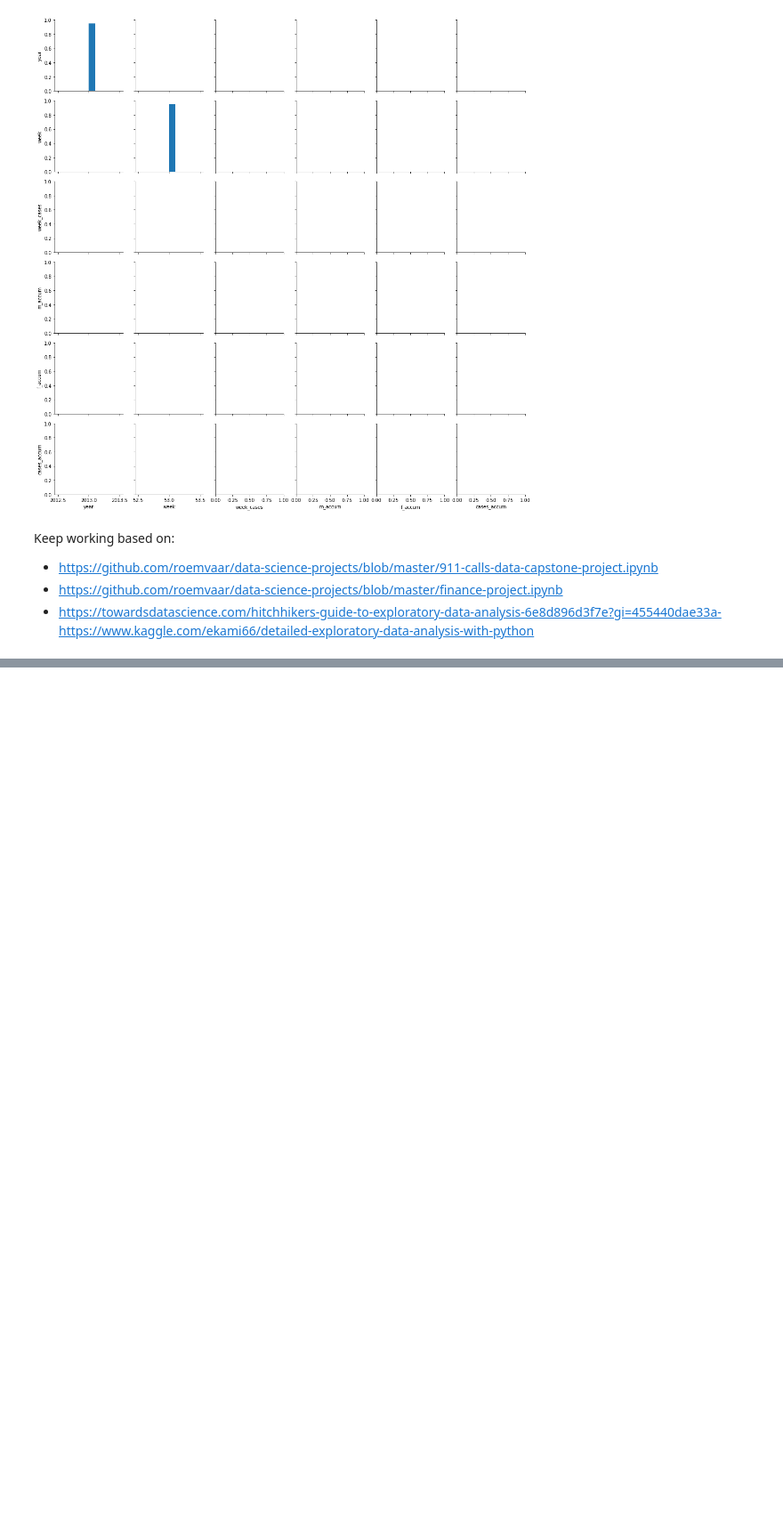
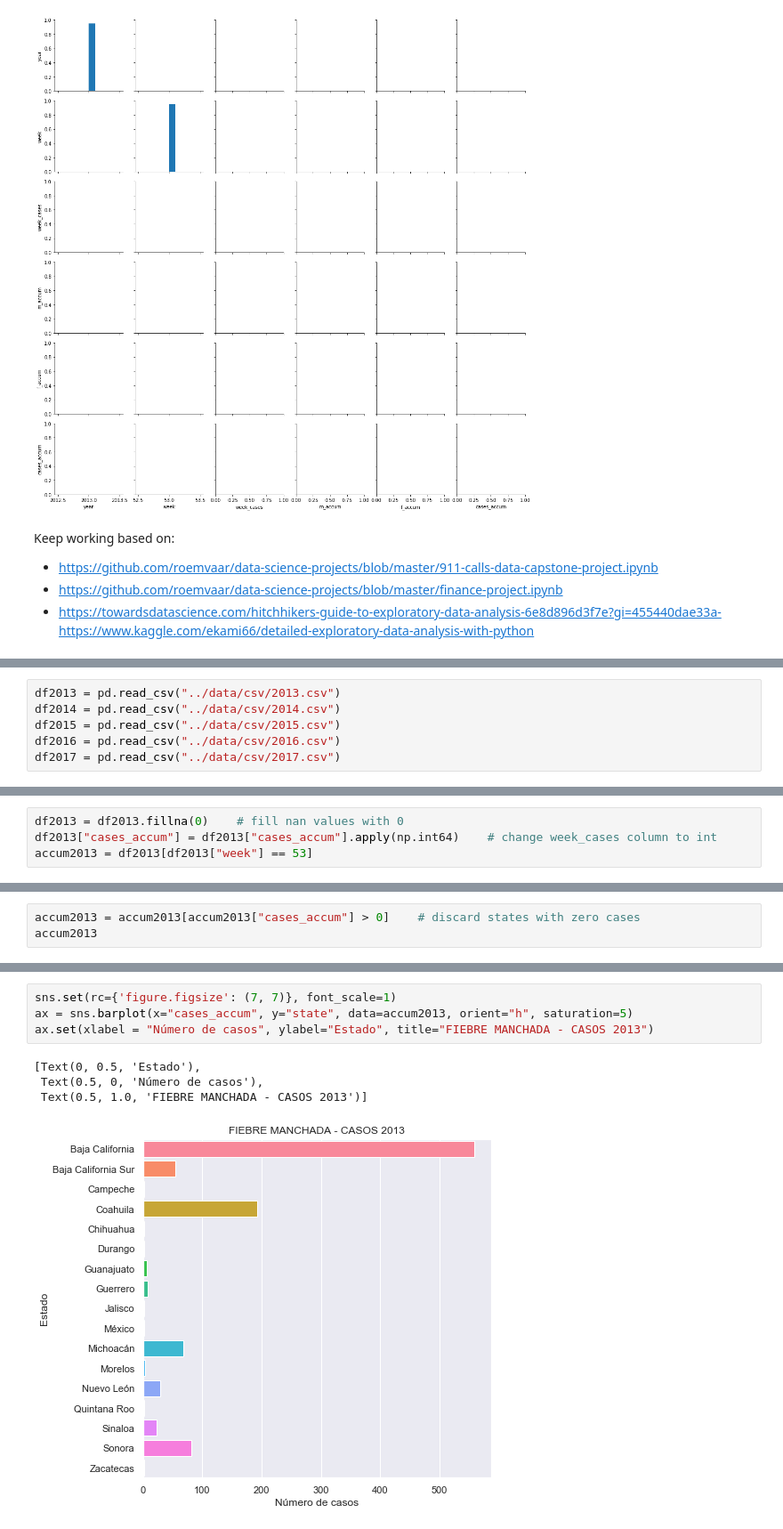
Before and after one commit to davidbc77/paper-rickettsiosis, a Jupyter notebook: src/data_analysis.ipynb, the cells around one changed output, grey strips where cells are left out. Shown: that part at 89% size. Cells and saved outputs as stored; diff of their text form; blank space fills up the shorter version.

Commit message:
plot of accumulated cases in 2013

```diff
--- a/src/data_analysis.ipynb
+++ b/src/data_analysis.ipynb
@@ -172,0 +208,6 @@ Keep working based on:
+# %%
+df2013 = pd.read_csv("../data/csv/2013.csv")
+df2014 = pd.read_csv("../data/csv/2014.csv")
+df2015 = pd.read_csv("../data/csv/2015.csv")
+df2016 = pd.read_csv("../data/csv/2016.csv")
+df2017 = pd.read_csv("../data/csv/2017.csv")
@@ -172,0 +238,4 @@ Keep working based on:
+# %%
+df2013 = df2013.fillna(0)    # fill nan values with 0
+df2013["cases_accum"] = df2013["cases_accum"].apply(np.int64)    # change week_cases column to int
+accum2013 = df2013[df2013["week"] == 53]
@@ -172,0 +279,3 @@ Keep working based on:
+# %%
+accum2013 = accum2013[accum2013["cases_accum"] > 0]    # discard states with zero cases
+accum2013
@@ -172,0 +301,9 @@ Keep working based on:
+# %%
+sns.set(rc={'figure.figsize': (7, 7)}, font_scale=1)
+ax = sns.barplot(x="cases_accum", y="state", data=accum2013, orient="h", saturation=5)
+ax.set(xlabel = "Número de casos", ylabel="Estado", title="FIEBRE MANCHADA - CASOS 2013")
+# %% [output]
+[Text(0, 0.5, 'Estado'),
+ Text(0.5, 0, 'Número de casos'),
+ Text(0.5, 1.0, 'FIEBRE MANCHADA - CASOS 2013')]
+[figure, added]
```
Also changed, not shown: parts of 19 cells of this notebook.
